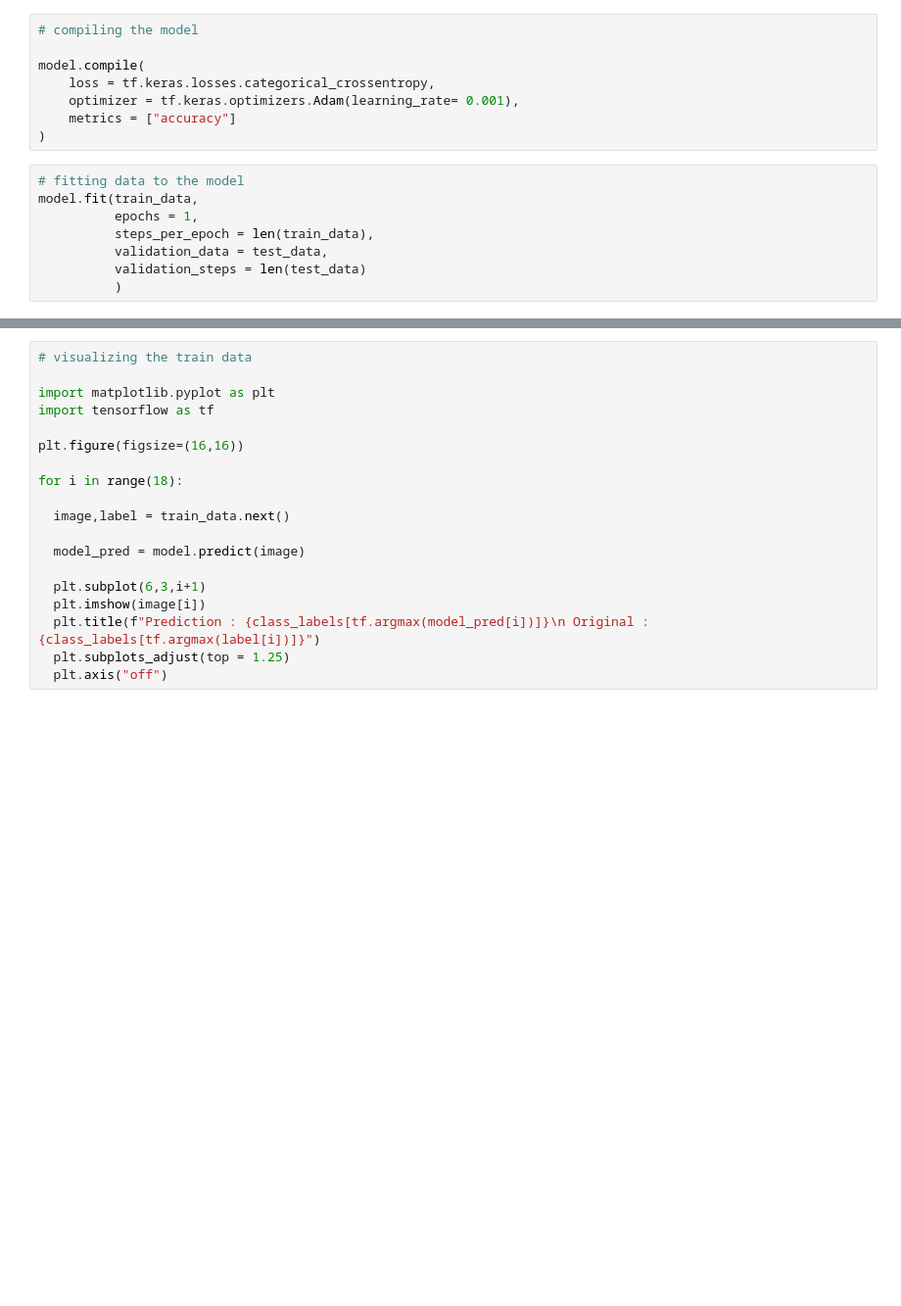
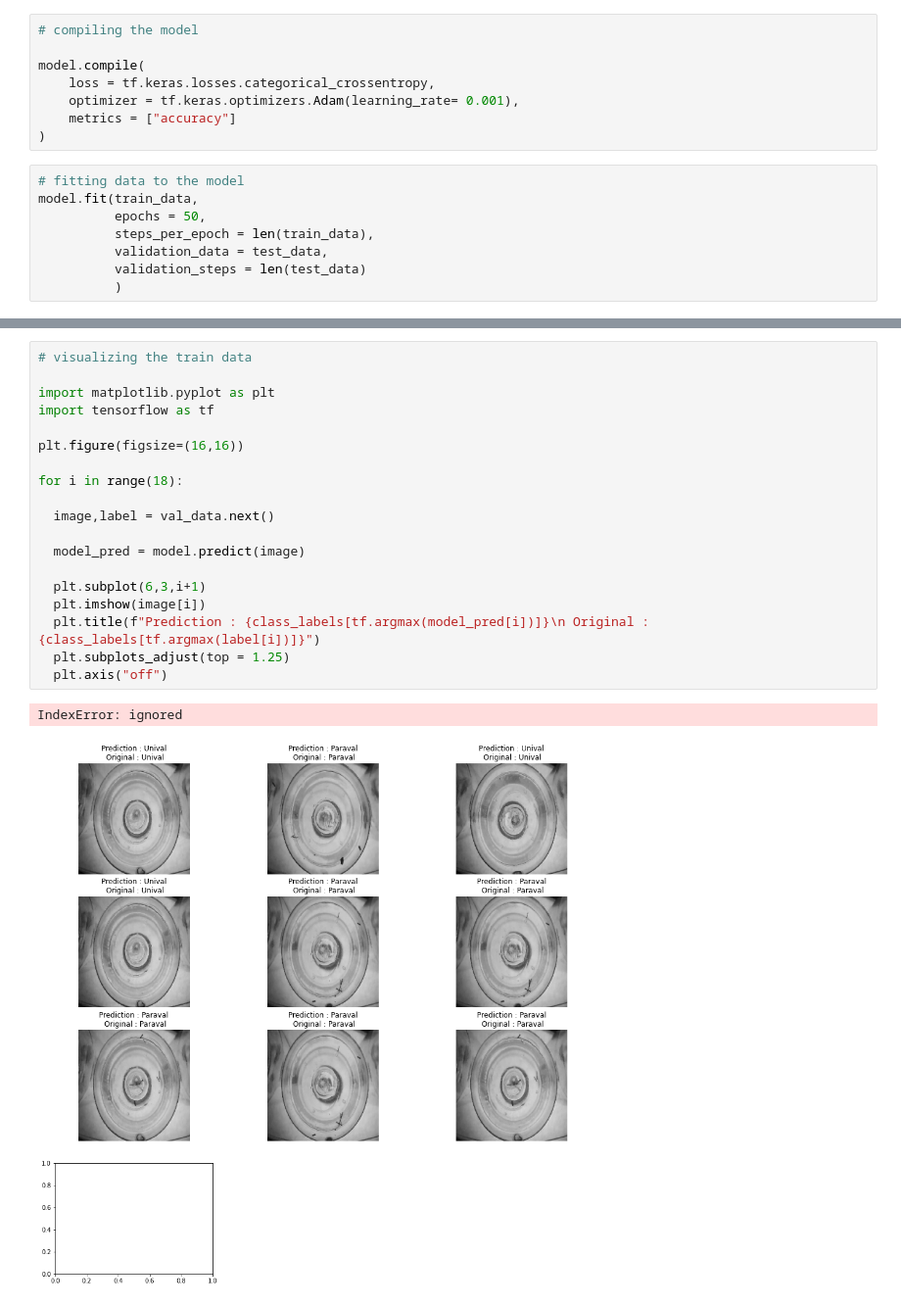
Before and after one commit to danielsoy/ALOCC-CVPR2018, a Jupyter notebook: malaria_botelladetection.ipynb, the cells around one changed output, grey strips where cells are left out. Shown: that part at 98% size. Cells and saved outputs as stored; diff of their text form; blank space fills up the shorter version.

```diff
--- a/malaria_botelladetection.ipynb
+++ b/malaria_botelladetection.ipynb
@@ -140,7 +156,7 @@ model.compile(
 # %%
 # fitting data to the model
 model.fit(train_data,
-          epochs = 1,
+          epochs = 50,
           steps_per_epoch = len(train_data),
           validation_data = test_data,
           validation_steps = len(test_data)
@@ -154,19 +191,22 @@ print(f"Model Accuracy: {model_evaluation[1] * 100:.2f} %")
 # %%
 # visualizing the train data
 
 import matplotlib.pyplot as plt
 import tensorflow as tf
 
 plt.figure(figsize=(16,16))
 
 for i in range(18):
 
-  image,label = train_data.next()
+  image,label = val_data.next()
 
   model_pred = model.predict(image)
 
   plt.subplot(6,3,i+1)
   plt.imshow(image[i])
   plt.title(f"Prediction : {class_labels[tf.argmax(model_pred[i])]}\n Original : {class_labels[tf.argmax(label[i])]}")
   plt.subplots_adjust(top = 1.25)
   plt.axis("off")
+# %% [output]
+IndexError: ignored
+[figure, added]
```
Also changed, not shown: parts of 9 cells of this notebook.
